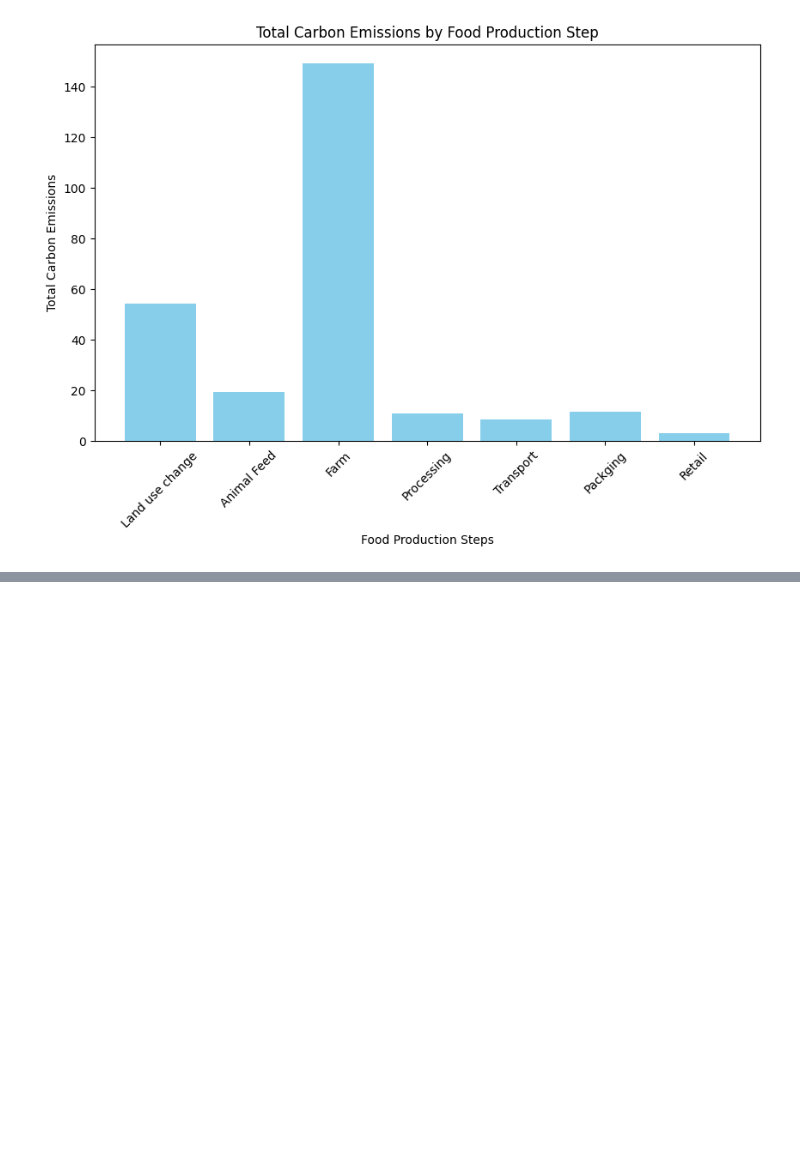
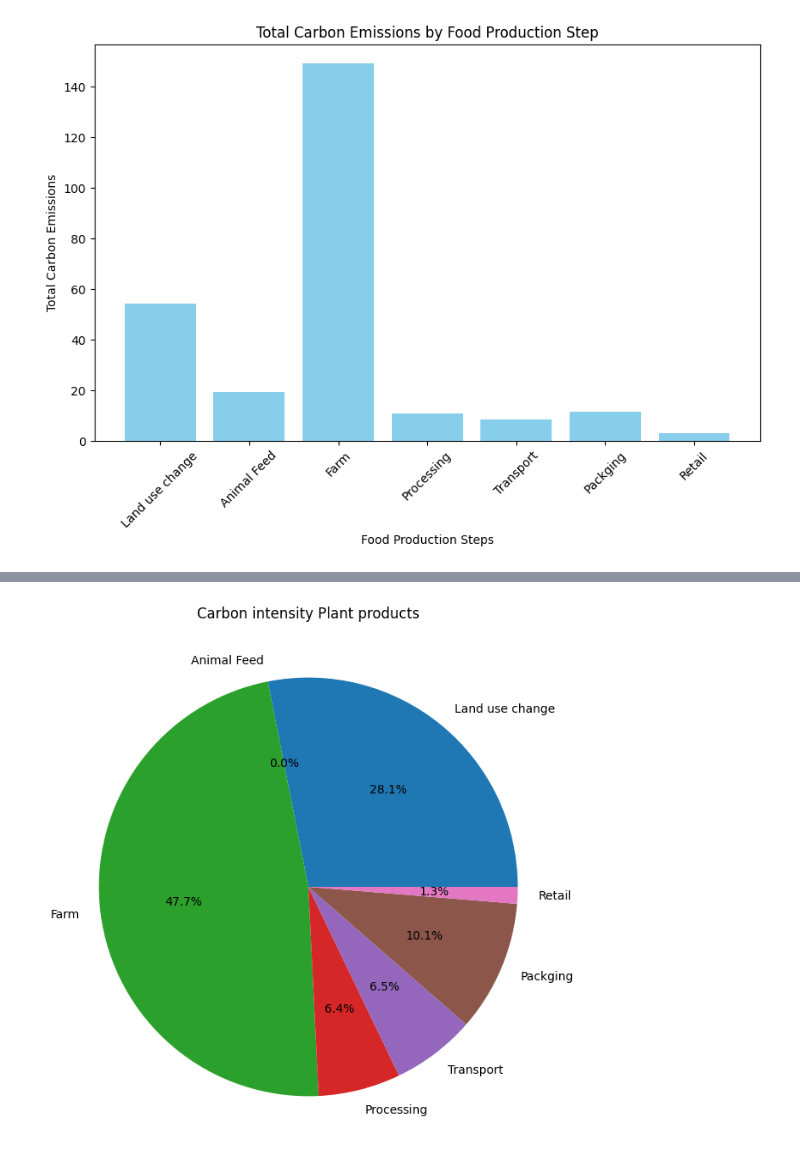
Before and after one commit to NoeliaOriola/Food_production_environmental_impact, a Jupyter notebook: notebooks/Questions_&_Answers.ipynb, the cells around one changed output, grey strips where cells are left out. Saved outputs shown, nothing was run; the diff lists cells and outputs as text; code cells hidden in the pictures; blank space fills up the shorter version.

```diff
--- a/notebooks/Questions_&_Answers.ipynb
+++ b/notebooks/Questions_&_Answers.ipynb
@@ -138,0 +234,10 @@ plt.show()
+# %%
+columns_for_pie = ['Land use change', 'Animal Feed', 'Farm', 'Processing', 'Transport', 'Packging', 'Retail']
+data_for_pie = filtered_df_food1.loc[:, columns_for_pie]
+for index, row in data_for_pie.iterrows():
+    plt.figure(figsize=(8, 8))
+    plt.pie(row, labels=columns_for_pie, autopct='%1.1f%%')
+    plt.title(f'Carbon intensity Plant products')
+    plt.show()
+# %% [output]
+[figure, added]
```
Also changed, not shown: parts of 27 cells of this notebook.
